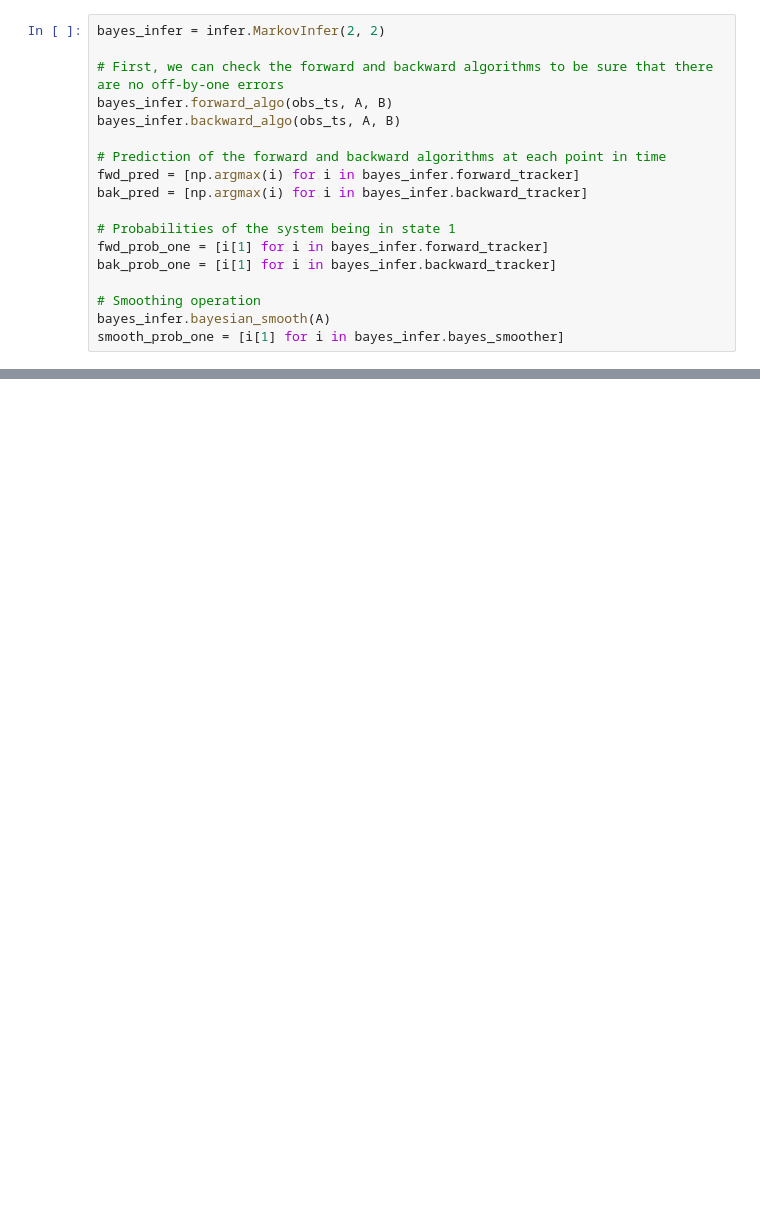
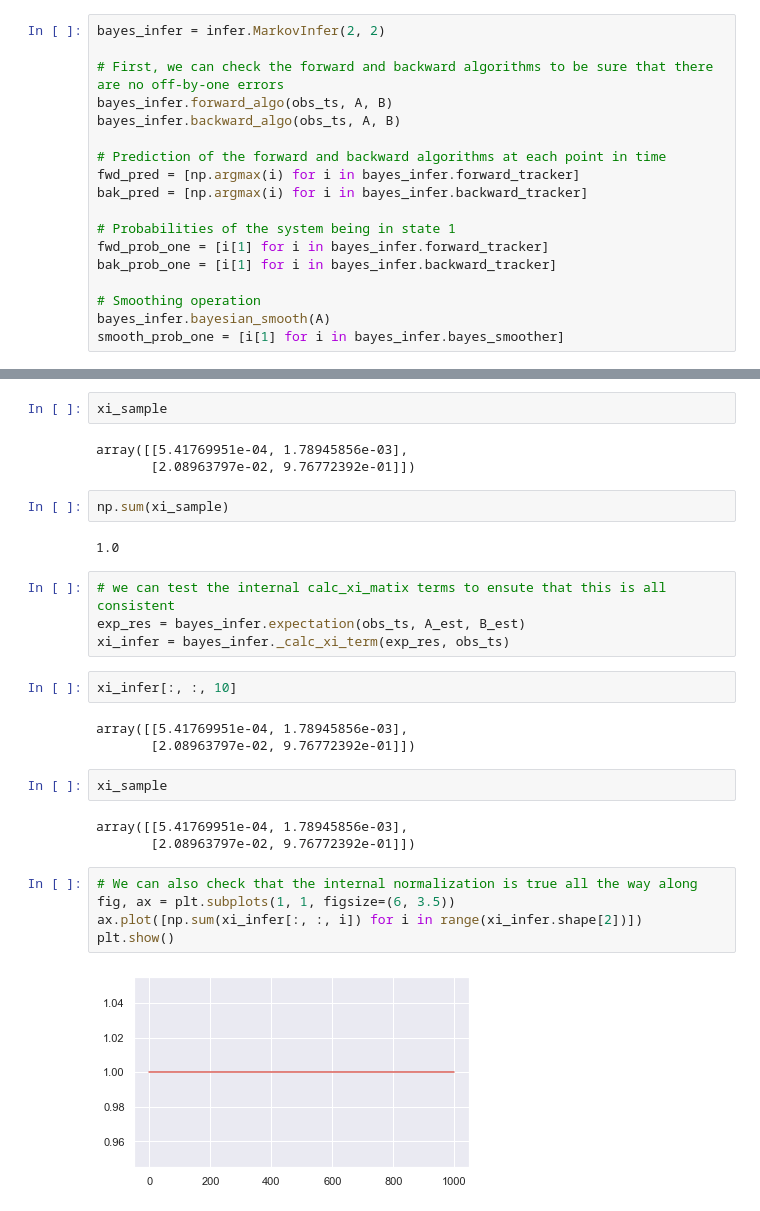
Before and after one commit to StevenJLarge/hmm, a Jupyter notebook: notebooks/07-slarge-baum-welch-optimization.ipynb, the cells around one changed output, grey strips where cells are left out. Drawn from its saved outputs; the diff is of its cells as text; blank space fills up the shorter version.

```diff
--- a/notebooks/07-slarge-baum-welch-optimization.ipynb
+++ b/notebooks/07-slarge-baum-welch-optimization.ipynb
@@ -161,0 +200,30 @@ array([[1.00000000e+00, 5.84284656e-01],
+# %%
+xi_sample
+# %% [output]
+array([[5.41769951e-04, 1.78945856e-03],
+       [2.08963797e-02, 9.76772392e-01]])
+# %%
+np.sum(xi_sample)
+# %% [output]
+1.0
+# %%
+# we can test the internal calc_xi_matix terms to ensute that this is all consistent
+exp_res = bayes_infer.expectation(obs_ts, A_est, B_est)
+xi_infer = bayes_infer._calc_xi_term(exp_res, obs_ts)
+# %%
+xi_infer[:, :, 10]
+# %% [output]
+array([[5.41769951e-04, 1.78945856e-03],
+       [2.08963797e-02, 9.76772392e-01]])
+# %%
+xi_sample
+# %% [output]
+array([[5.41769951e-04, 1.78945856e-03],
+       [2.08963797e-02, 9.76772392e-01]])
+# %%
+# We can also check that the internal normalization is true all the way along
+fig, ax = plt.subplots(1, 1, figsize=(6, 3.5))
+ax.plot([np.sum(xi_infer[:, :, i]) for i in range(xi_infer.shape[2])])
+plt.show()
+# %% [output]
+[figure, added]
```
Also changed, not shown: parts of 11 cells of this notebook, 2 other files.
